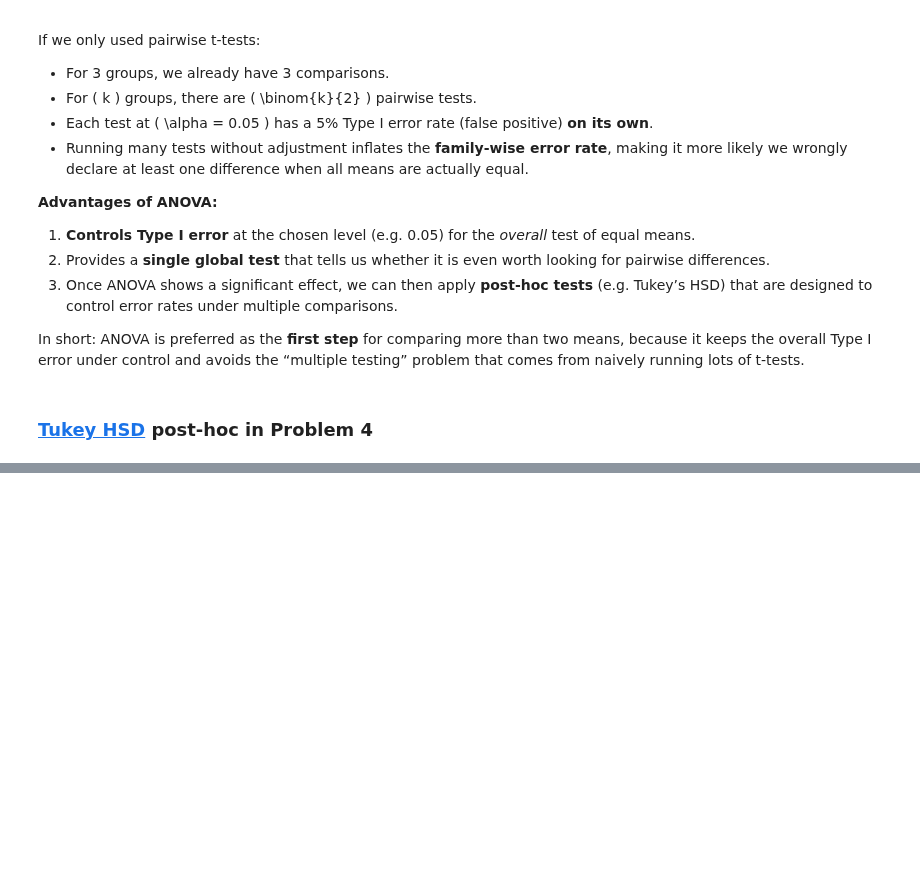
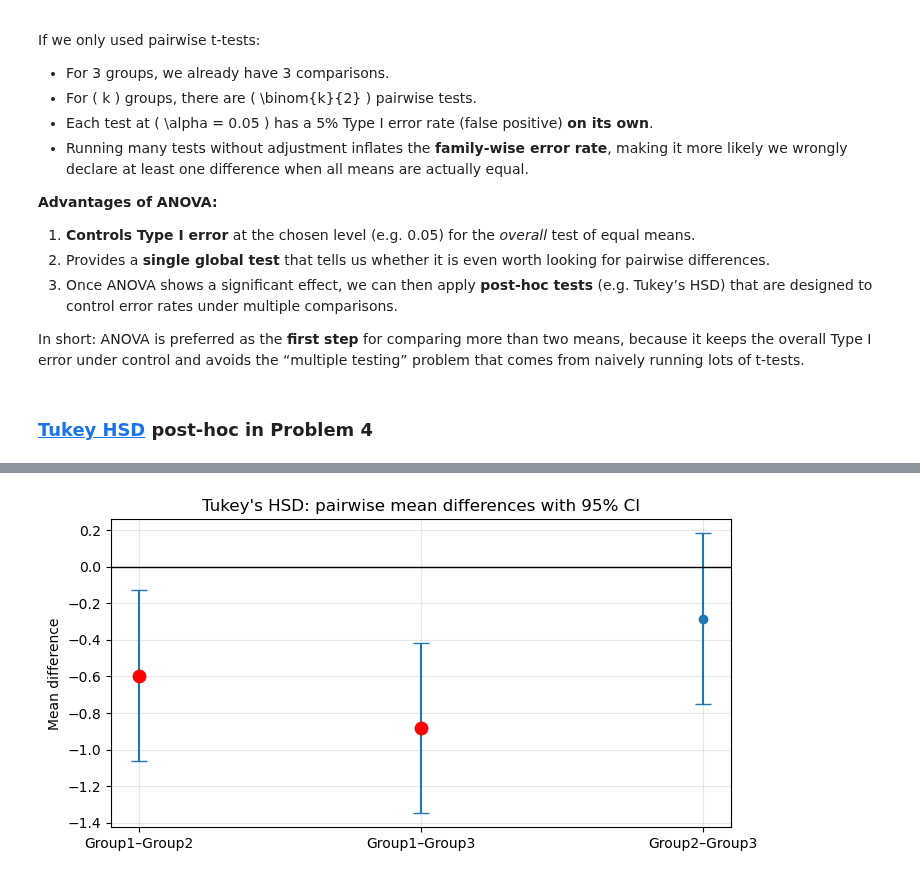
Before and after one commit to hugcamrom/applied-statistics, a Jupyter notebook: problems.ipynb, the cells around one changed output, grey strips where cells are left out. Drawn from its saved outputs; the diff is of its cells as text; code cells hidden in the pictures; blank space fills up the shorter version.

Commit message:
Tukey's HSD pairwise comparisons and  Plot mean differences with 95% CI

```diff
--- a/problems.ipynb
+++ b/problems.ipynb
@@ -789,3 +789,73 @@ from naively running lots of t-tests.
 import numpy as np
 import matplotlib.pyplot as plt
 from scipy.stats import tukey_hsd
+
+# Re-run (or reuse) Tukey HSD
+tukey_result = tukey_hsd(group1, group2, group3)
+
+print("Tukey's HSD pairwise comparisons")
+print("---------------------------------")
+print(tukey_result)
+
+# Get confidence intervals for each pair (matrix form)
+ci = tukey_result.confidence_interval()  # SciPy result object
+low = ci.low      # NxN matrix of lower bounds
+high = ci.high    # NxN matrix of upper bounds
+
+# p-values matrix (same shape)
+pvals = tukey_result.pvalue
+
+# There are 3 groups → indices 0, 1, 2
+# We consider only the upper triangle pairs: (0,1), (0,2), (1,2)
+pairs = [(0, 1), (0, 2), (1, 2)]
+labels = ["Group1–Group2", "Group1–Group3", "Group2–Group3"]
+
+centres = []      # mean difference (midpoint of CI)
+lower_err = []    # distance from centre to lower bound
+upper_err = []    # distance from centre to upper bound
+significant = []  # p < 0.05?
+
+for (i, j) in pairs:
+    # Centre of the CI is the estimated mean difference
+    centre_ij = (low[i, j] + high[i, j]) / 2.0
+    centres.append(centre_ij)
+
+    # Errors for errorbar
+    lower_err.append(centre_ij - low[i, j])
+    upper_err.append(high[i, j] - centre_ij)
+
+    # Significance flag
+    significant.append(pvals[i, j] < 0.05)
+
+centres = np.array(centres)
+yerr = np.vstack([lower_err, upper_err])  # shape (2, n_pairs)
+
+x = np.arange(len(pairs))
+
+fig, ax = plt.subplots(figsize=(8, 4))
+
+# Plot mean differences with 95% CI
+ax.errorbar(
+    x,
+    centres,
+    yerr=yerr,
+    fmt="o",
+    capsize=6,
+    label="Mean difference (95% CI)",
+)
+
+# Horizontal reference line at zero
+ax.axhline(0, color="black", linewidth=1)
+
+# Mark significant comparisons in a different colour
+for idx, is_sig in enumerate(significant):
+    if is_sig:
+        ax.scatter(x[idx], centres[idx], s=80, color="red", zorder=3, label="_nolegend_")
+
+ax.set_xticks(x, labels)
+ax.set_ylabel("Mean difference")
+ax.set_title("Tukey's HSD: pairwise mean differences with 95% CI")
+ax.grid(True, alpha=0.3)
+
+plt.show()
+# %% [output]
@@ -791,0 +872 @@ from scipy.stats import tukey_hsd
+[figure, added]
```
Also changed, not shown: parts of 1 cell of this notebook.
